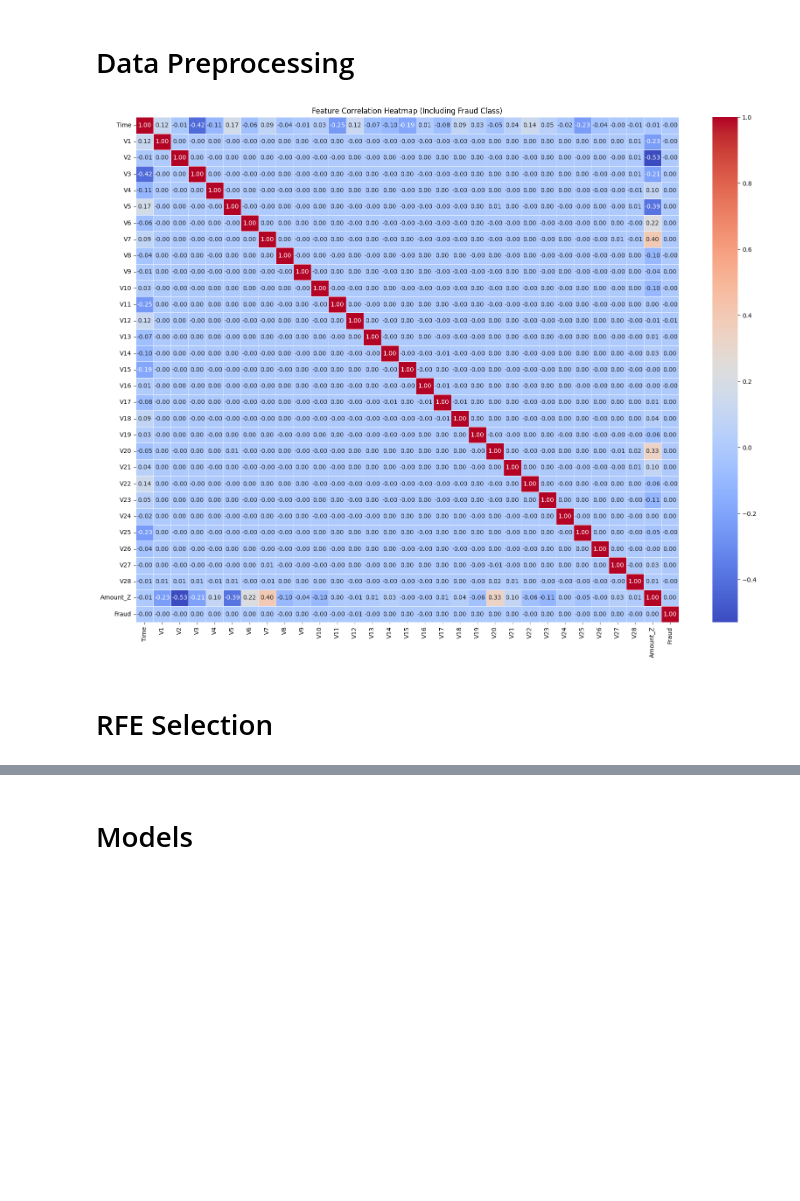
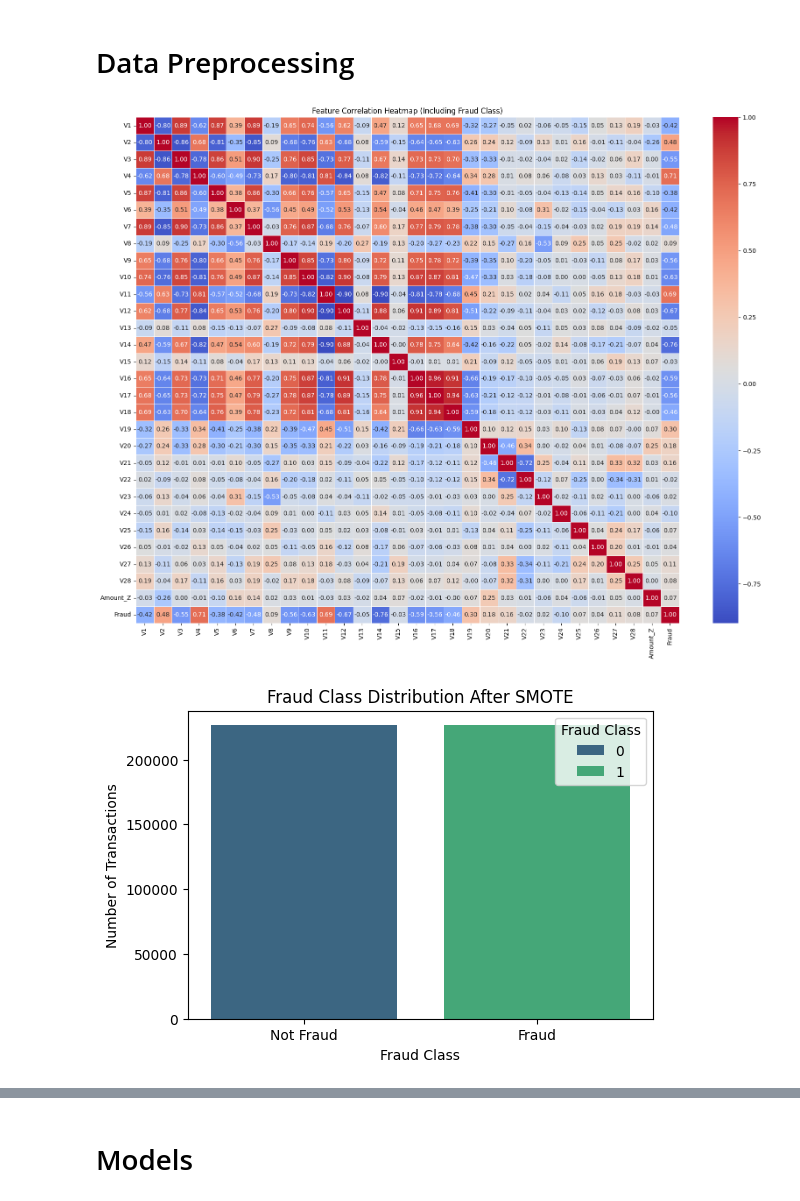
Before and after one commit to Charlenelzq/INF2008_Project, a Jupyter notebook: Gradientboosting.ipynb, the cells around one changed output, grey strips where cells are left out. Drawn from its saved outputs; the diff is of its cells as text; code cells hidden in the pictures; blank space fills up the shorter version.

```diff
--- a/Gradientboosting.ipynb
+++ b/Gradientboosting.ipynb
@@ -184,46 +270,61 @@ plt.show()
 # %%
 # Feature Engineering - Alternative Features
 # 1. Standardize Transaction Amount
-from sklearn.discriminant_analysis import StandardScaler
-
 scaler = StandardScaler()         # Swap scaler to emphasize higher amounts
 df["Amount_Z"] = scaler.fit_transform(df[["Amount"]])
 
 
-df.drop(columns=["Amount"], inplace=True)
+df.drop(columns=["Amount", "Time"], inplace=True)
 
 # Separate features and target variable
 df = df.dropna(subset=['Fraud'])  # Remove rows where 'Fraud' is NaN
 X = df.drop(columns=['Fraud'])
 y = df['Fraud']
 
 # Split data into training and testing sets
 X_train, X_test, y_train, y_test = train_test_split(X, y, test_size=0.2, random_state=42, stratify=y)
 
-# Convert to DataFrame for feature selection (without SMOTE)
-X_train = pd.DataFrame(X_train, columns=X.columns)
-X_test = pd.DataFrame(X_test, columns=X.columns)
+# Apply SMOTE to the training set only
+# smote = SMOTETomek(sampling_strategy="minority", random_state=42)  # Adjust strategy if needed
+smote = SMOTE(sampling_strategy="minority", random_state=42)  # Adjust strategy if needed
+X_train_sm, y_train_sm = smote.fit_resample(X_train, y_train)
+
+# Convert to DataFrame for feature selection
+X_train_sm = pd.DataFrame(X_train_sm, columns=X.columns)
+y_train_sm = pd.Series(y_train_sm)
 
 # Normalize features
-scaler = StandardScaler()
-X_train = pd.DataFrame(scaler.fit_transform(X_train), columns=X.columns)
+X_train_sm = pd.DataFrame(scaler.fit_transform(X_train_sm), columns=X.columns)
 X_test = pd.DataFrame(scaler.transform(X_test), columns=X.columns)
 
 # Add Fraud column back for correlation analysis
-X_train['Fraud'] = y_train
+X_train_sm['Fraud'] = y_train_sm
 
 # Compute correlation matrix including Fraud
-correlation_matrix = X_train.corr()
+correlation_matrix = X_train_sm.corr()
 
 # Plot the heatmap
 plt.figure(figsize=(20, 15))
 sns.heatmap(correlation_matrix, annot=True, cmap="coolwarm", fmt=".2f", linewidths=0.5)
 plt.title("Feature Correlation Heatmap (Including Fraud Class)")
 plt.show()
 
 # Drop Fraud column again for model training
-X_train = X_train.drop(columns=['Fraud'])
+X_train_sm = X_train_sm.drop(columns=['Fraud'])
+
+# Fraud Class Distribution After SMOTE
+plt.figure(figsize=(6, 4))
+sns.barplot(x=y_train_sm.value_counts().index,
+            y=y_train_sm.value_counts().values,
+            hue=y_train_sm.value_counts().index,
+            palette="viridis")
+
+plt.xticks([0, 1], ["Not Fraud", "Fraud"])
+plt.ylabel("Number of Transactions")
+plt.xlabel("Fraud Class")
+plt.title("Fraud Class Distribution After SMOTE")
+plt.legend(title="Fraud Class")
+plt.show()
 # %% [output]
-[figure, old version]
+[figure, new version]
+[figure, added]
-# %% [markdown]
-# RFE Selection
```
Also changed, not shown: parts of 19 cells of this notebook, 1 other file.
